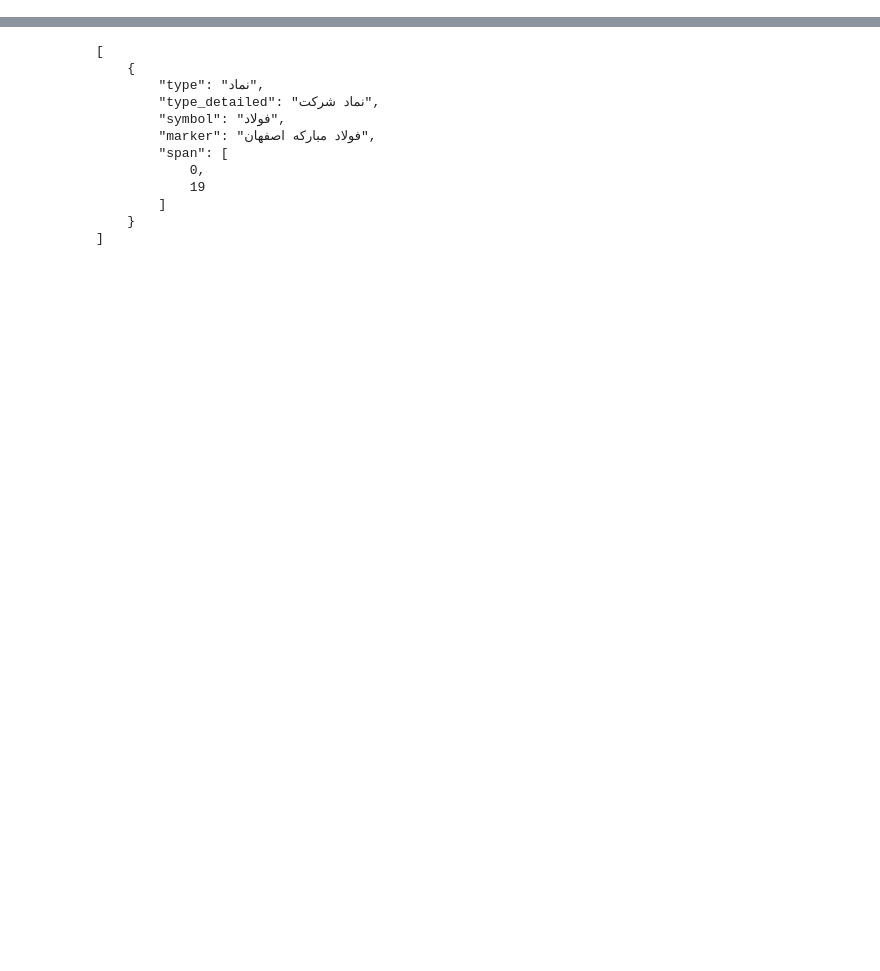
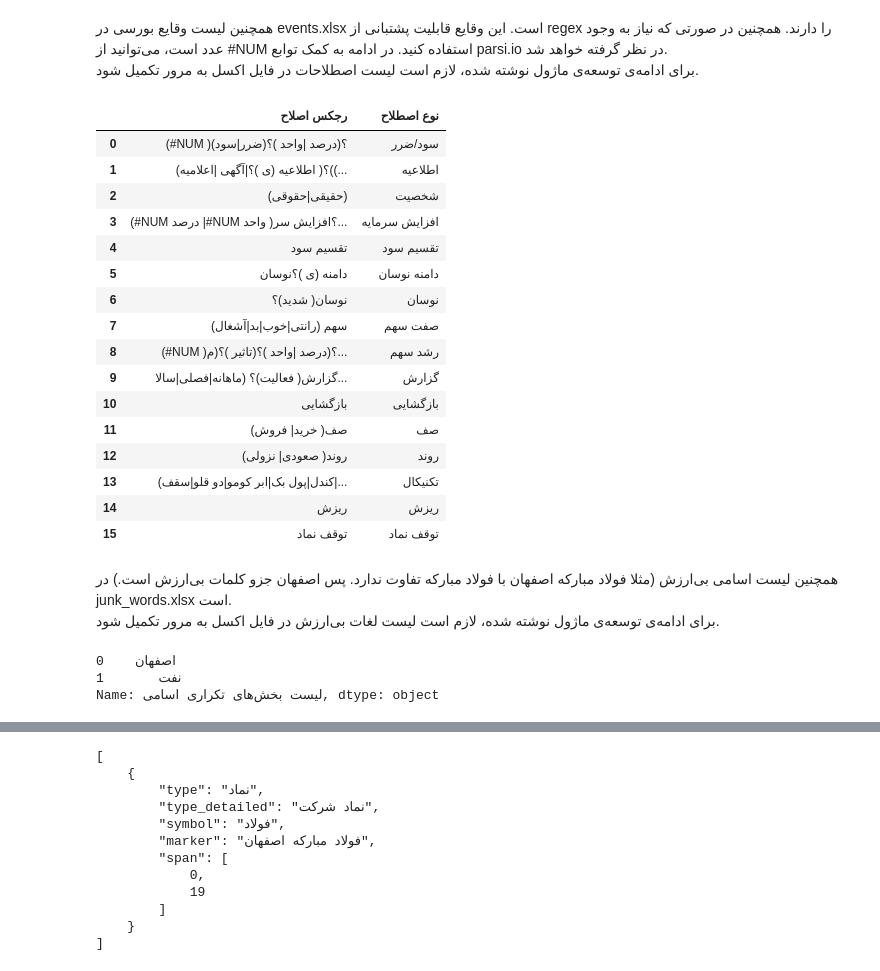
Before and after one commit to Jarrahi-MM/tse_entity_matcher, a Jupyter notebook: CA1_Notebook.ipynb, the cells around one changed output, grey strips where cells are left out. Drawn from its saved outputs; the diff is of its cells as text; code cells hidden in the pictures; blank space fills up the shorter version.

```diff
--- a/CA1_Notebook.ipynb
+++ b/CA1_Notebook.ipynb
@@ -10,2 +42,42 @@ Wall time: 17 s
+# %% [markdown]
+<div dir="rtl">
+همچنین لیست وقایع بورسی در events.xlsx است. این وقایع قابلیت پشتبانی از regex را دارند. همچنین در صورتی که نیاز به وجود عدد است، می‌توانید از #NUM استفاده کنید. در ادامه به کمک توابع parsi.io در نظر گرفته خواهد شد.
+</div>
+<div dir="rtl">
+برای ادامه‌ی توسعه‌ی ماژول نوشته شده، لازم است لیست اصطلاحات در فایل اکسل به مرور تکمیل شود.
+</div>
+# %%
+tem.events_df
+# %% [output]
+|  | رجکس اصلاح | نوع اصطلاح |
+| 0 | (#NUM )؟(درصد |واحد )؟(ضرر|سود) | سود/ضرر |
+| 1 | (اطلاعیه (ی )؟|آگهی |اعلامیه )؟((... | اطلاعیه |
+| 2 | (حقیقی|حقوقی) | شخصیت |
+| 3 | (#NUM درصد |#NUM واحد )؟افزایش سر... | افزایش سرمایه |
+| 4 | تقسیم سود | تقسیم سود |
+| 5 | دامنه (ی )؟نوسان | دامنه نوسان |
+| 6 | نوسان( شدید)؟ | نوسان |
+| 7 | سهم (رانتی|خوب|بد|آشغال) | صفت سهم |
+| 8 | (#NUM )؟(درصد |واحد )؟(تاثیر )؟(م... | رشد سهم |
+| 9 | گزارش( فعالیت)؟ (ماهانه|فصلی|سالا... | گزارش |
+| 10 | بازگشایی | بازگشایی |
+| 11 | صف( خرید| فروش) | صف |
+| 12 | روند( صعودی| نزولی) | روند |
+| 13 | (کندل|پول بک|ابر کومو|دو قلو|سقف|... | تکنیکال |
+| 14 | ریزش | ریزش |
+| 15 | توقف نماد | توقف نماد |
+# %% [markdown]
+<div dir="rtl">
+همچنین لیست اسامی بی‌ارزش (مثلا فولاد مبارکه اصفهان با فولاد مبارکه تفاوت ندارد. پس اصفهان جزو کلمات بی‌ارزش است.) در junk_words.xlsx است.
+</div>
+<div dir="rtl">
+برای ادامه‌ی توسعه‌ی ماژول نوشته شده، لازم است لیست لغات بی‌ارزش در فایل اکسل به مرور تکمیل شود.
+</div>
+# %%
+tem.junk_words_df
+# %% [output]
+0    اصفهان
+1       نفت
+Name: لیست بخش‌های تکراری اسامی, dtype: object
 # %%
 def run(text: str):
```
Also changed, not shown: parts of 125 cells of this notebook, 9 other files.
